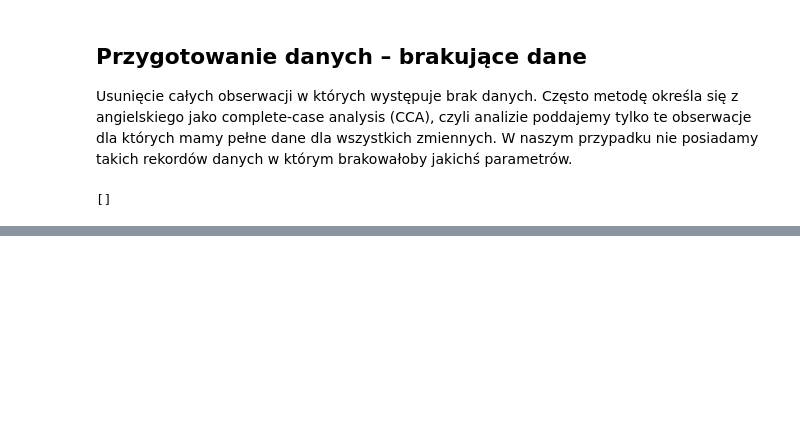
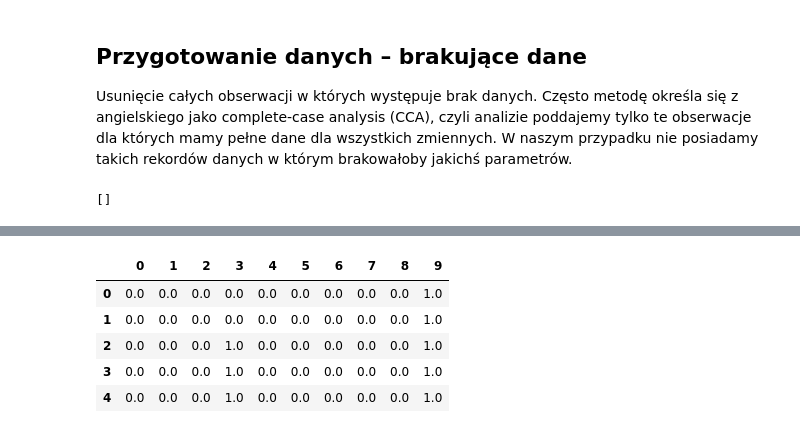
Before and after one commit to wiktorDeka/WykrywanieAnomalii, a Jupyter notebook: charts.ipynb, the cells around one changed output, grey strips where cells are left out. Drawn from its saved outputs; the diff is of its cells as text; code cells hidden in the pictures; blank space fills up the shorter version.

```diff
--- a/charts.ipynb
+++ b/charts.ipynb
@@ -99,0 +115,42 @@ plt.show()
+# %%
+# ! jak cos to to jest tescik bo nwm czm pokazuje mi ograniczony zakres
+
+# Determine categorical variables in the dataset
+categorical_variables = [var for var in counters.columns if counters[var].dtype == 'O']
+
+# Let's explore the cardinality in variables (src, dst, Protocol)
+categories = {}
+for cat_variable in categorical_variables:
+    categories[counters[cat_variable].name] = list(counters[cat_variable].unique())
+
+usecols = ['src','dst','Protocol']
+df = counters[usecols]
+
+# Import OneHotEncoder class
+from sklearn.preprocessing import OneHotEncoder
+enc = OneHotEncoder(categories='auto',
+                    drop='first', # to return k-1, drop=false to return k dummies
+                    sparse_output=False,
+                    handle_unknown='error') # helps deal with rare labels)
+enc.fit(df.fillna('Missing'))
+
+# Learned categories in dataset
+enc.categories_
+
+# Transform encoding for dataset
+enc_data = enc.transform(df.fillna('Missing'))
+
+# Convert array to dataframe
+pd.DataFrame(enc_data).head()
+
+# Retrieve the feature names
+enc.get_feature_names_out()
+
+pd.DataFrame(enc_data).head()
+# %% [output]
+|  | 0 | 1 | 2 | 3 | 4 | 5 | 6 | 7 | 8 | 9 |
+| 0 | 0.0 | 0.0 | 0.0 | 0.0 | 0.0 | 0.0 | 0.0 | 0.0 | 0.0 | 1.0 |
+| 1 | 0.0 | 0.0 | 0.0 | 0.0 | 0.0 | 0.0 | 0.0 | 0.0 | 0.0 | 1.0 |
+| 2 | 0.0 | 0.0 | 0.0 | 1.0 | 0.0 | 0.0 | 0.0 | 0.0 | 0.0 | 1.0 |
+| 3 | 0.0 | 0.0 | 0.0 | 1.0 | 0.0 | 0.0 | 0.0 | 0.0 | 0.0 | 1.0 |
+| 4 | 0.0 | 0.0 | 0.0 | 1.0 | 0.0 | 0.0 | 0.0 | 0.0 | 0.0 | 1.0 |
```
Also changed, not shown: parts of 9 cells of this notebook.
